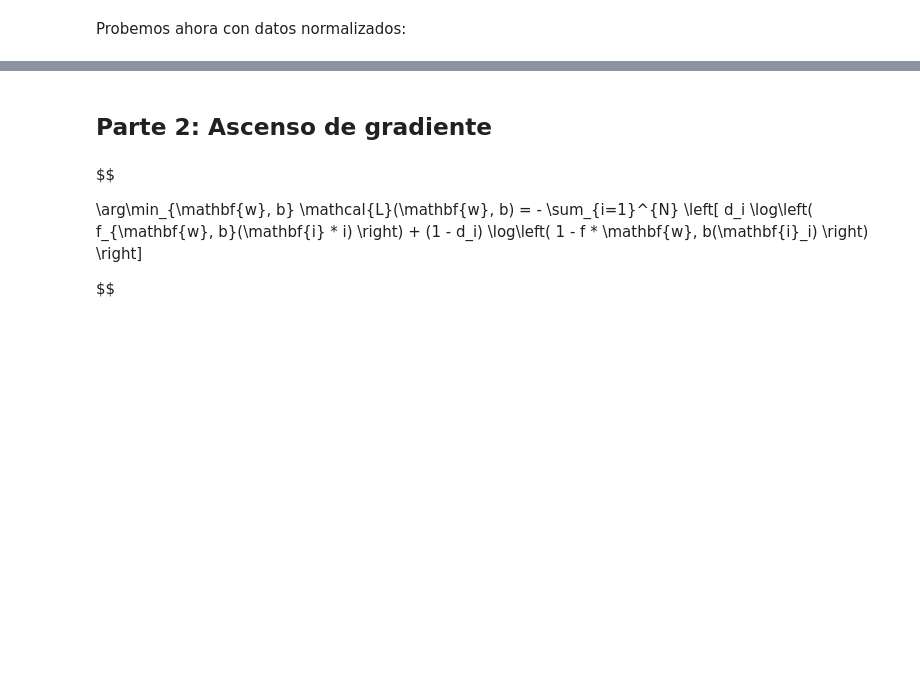
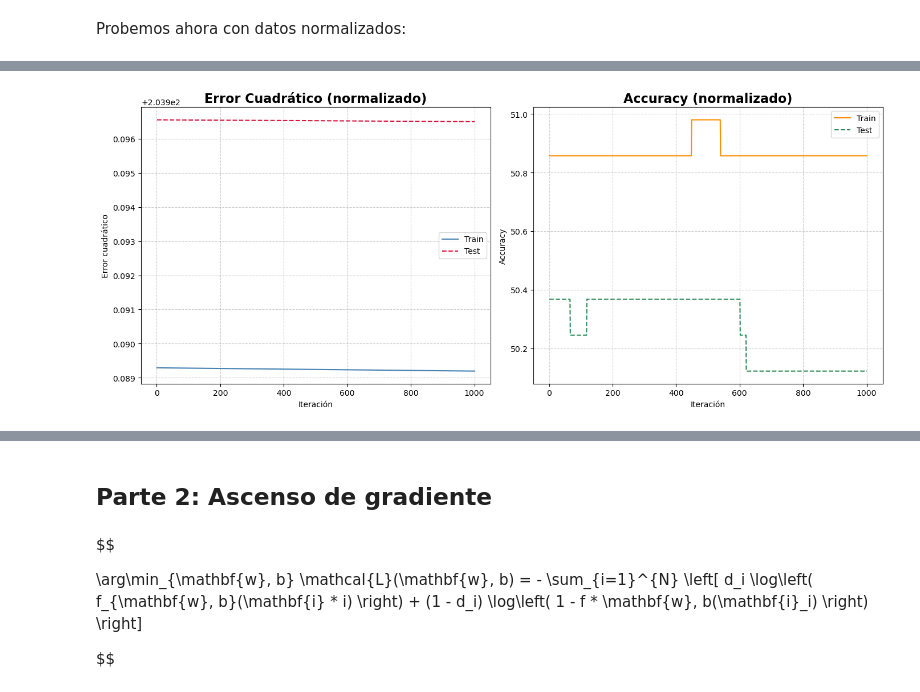
Before and after one commit to seremare9/TP2metodos, a Jupyter notebook: gd.ipynb, the cells around one changed output, grey strips where cells are left out. Cells and saved outputs as stored; diff of their text form; code cells hidden in the pictures; blank space fills up the shorter version.

```diff
--- a/gd.ipynb
+++ b/gd.ipynb
@@ -463,3 +399,32 @@ plt.show()
+# %%
+# CON NORMALIZAR
+
+fig, axes = plt.subplots(1, 2, figsize=(14, 6))
+
+iter_train_norm = np.arange(1, len(loss_norm_train) + 1)
+
+# --- Error cuadrático normalizado ---
+axes[0].plot(iter_train_norm, loss_norm_train, label='Train', color='steelblue')
+axes[0].plot(iter_train_norm, loss_norm_test, label='Test', color='crimson', linestyle='--')
+axes[0].set_title('Error Cuadrático (normalizado)', fontsize=16, fontweight='bold')
+axes[0].set_xlabel('Iteración')
+axes[0].set_ylabel('Error cuadrático')
+axes[0].legend()
+axes[0].grid(True, linestyle='--', alpha=0.6)
+
+# --- Accuracy normalizado ---
+axes[1].plot(iter_train_norm, accuracy_norm_train, label='Train', color='darkorange')
+axes[1].plot(iter_train_norm, accuracy_norm_test, label='Test', color='seagreen', linestyle='--')
+axes[1].set_title('Accuracy (normalizado)', fontsize=16, fontweight='bold')
+axes[1].set_xlabel('Iteración')
+axes[1].set_ylabel('Accuracy')
+axes[1].legend()
+axes[1].grid(True, linestyle='--', alpha=0.6)
+
+plt.tight_layout()
+plt.show()
+# %% [output]
+[figure, added]
 # %%
 # plt.figure(figsize=(12, 6))
 # sns.set_style("whitegrid")
```
Also changed, not shown: parts of 16 cells of this notebook.
